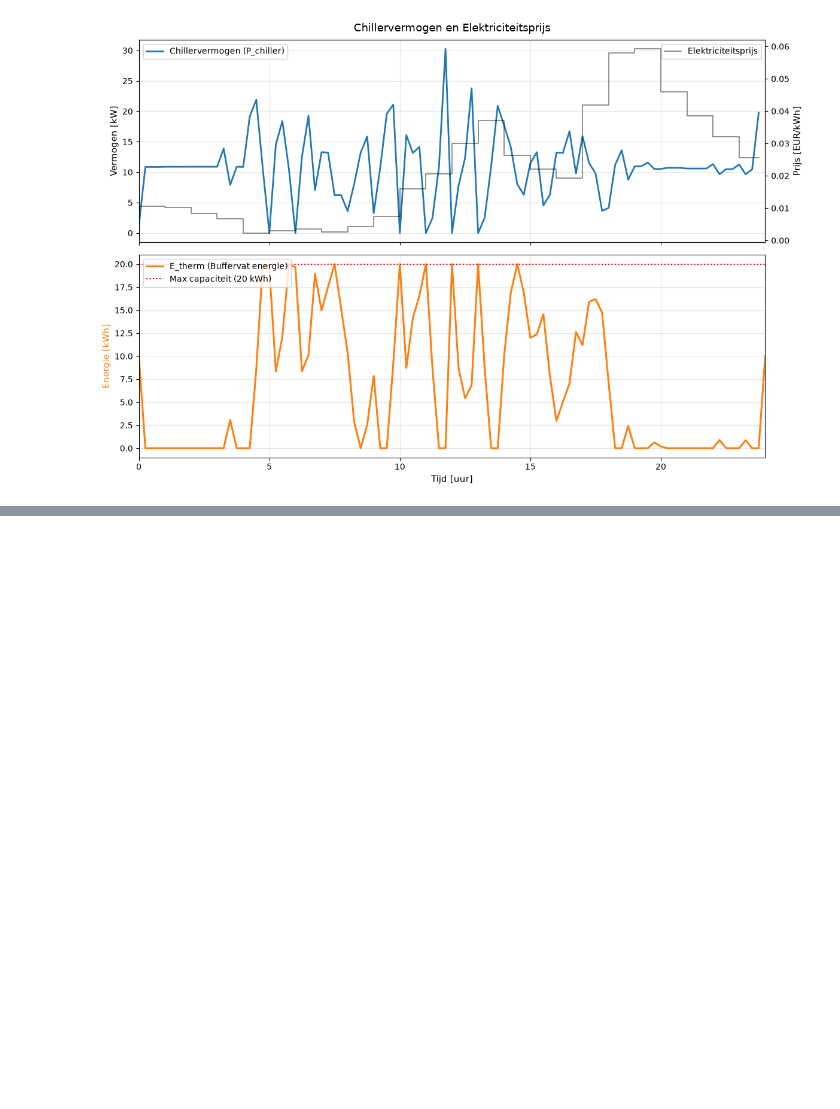
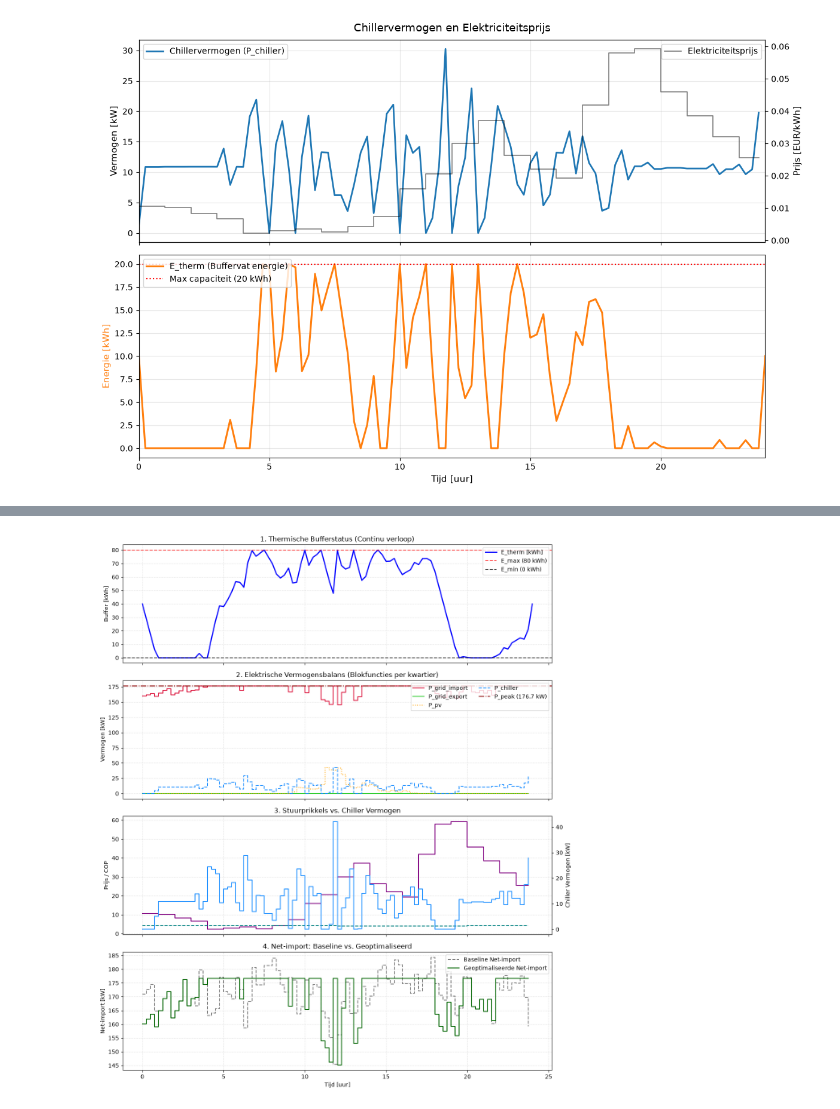
Before and after one commit to sem-aerts-05/Eindwerk, a Jupyter notebook: Eerste optimalisatie chiller_buffervat.ipynb, the cells around one changed output, grey strips where cells are left out. Cells and saved outputs as stored; diff of their text form; code cells hidden in the pictures; blank space fills up the shorter version.

```diff
--- a/Eerste optimalisatie chiller_buffervat.ipynb
+++ b/Eerste optimalisatie chiller_buffervat.ipynb
@@ -820,0 +1248,51 @@ plt.show()
+# %%
+# =============================================================================
+# VERBETERDE VISUALISATIE (Met stapsgewijze vermogens)
+# =============================================================================
+
+fig, axs = plt.subplots(4, 1, figsize=(12, 14), sharex=True)
+
+# 1. Thermische Buffer (Blijft een continue lijn)
+axs[0].plot(time_h_e, opt["E_therm"], label="E_therm [kWh]", color="blue", linewidth=2)
+axs[0].axhline(E_therm_max, color="red", linestyle="--", alpha=0.7, label=f"E_max ({E_therm_max:.0f} kWh)")
+axs[0].axhline(E_therm_min, color="black", linestyle="--", alpha=0.7, label=f"E_min ({E_therm_min:.0f} kWh)")
+axs[0].set_ylabel("Buffer [kWh]")
+axs[0].set_title("1. Thermische Bufferstatus (Continu verloop)")
+axs[0].grid(True, linestyle=":", alpha=0.6)
+axs[0].legend(loc="upper right")
+
+# 2. Elektrische vermogensbalans (Stapsgewijs per kwartier)
+P_peak_val = opt["capacity_cost"] / tariff_peak_daily
+axs[1].plot(time_h, opt["P_grid_import"], label="P_grid_import", color="crimson", drawstyle='steps-post')
+axs[1].plot(time_h, opt["P_grid_export"], label="P_grid_export", color="limegreen", drawstyle='steps-post')
+axs[1].plot(time_h, P_pv, label="P_pv", color="orange", linestyle=":", drawstyle='steps-post')
+axs[1].plot(time_h, opt["P_chiller"], label="P_chiller", color="dodgerblue", linestyle="--", drawstyle='steps-post')
+axs[1].axhline(P_peak_val, color="darkred", linestyle="-.", label=f"P_peak ({P_peak_val:.1f} kW)")
+axs[1].set_ylabel("Vermogen [kW]")
+axs[1].set_title("2. Elektrische Vermogensbalans (Blokfuncties per kwartier)")
+axs[1].grid(True, linestyle=":", alpha=0.6)
+axs[1].legend(loc="upper right", ncol=2)
+
+# 3. Stuurprikkels vs. Chiller
+ax3_twin = axs[2].twinx()
+line1 = axs[2].plot(time_h, price * 1000, label="Prijs [EUR/MWh]", color="purple", drawstyle='steps-post')
+line2 = axs[2].plot(time_h, COP_t, label="COP", color="teal", linestyle="--", drawstyle='steps-post')
+line3 = ax3_twin.plot(time_h, opt["P_chiller"], label="P_chiller [kW]", color="dodgerblue", drawstyle='steps-post')
+axs[2].set_ylabel("Prijs / COP")
+ax3_twin.set_ylabel("Chiller Vermogen [kW]")
+axs[2].set_title("3. Stuurprikkels vs. Chiller Vermogen")
+axs[2].grid(True, linestyle=":", alpha=0.6)
+
+# 4. Baseline vs. Geoptimaliseerd (Stapsgewijs)
+axs[3].plot(time_h, base["P_grid_import"], label="Baseline Net-import", color="gray", linestyle="--", drawstyle='steps-post')
+axs[3].plot(time_h, opt["P_grid_import"], label="Geoptimaliseerde Net-import", color="darkgreen", drawstyle='steps-post', linewidth=1.5)
+axs[3].set_ylabel("Net-import [kW]")
+axs[3].set_xlabel("Tijd [uur]")
+axs[3].set_title("4. Net-import: Baseline vs. Geoptimaliseerd")
+axs[3].grid(True, linestyle=":", alpha=0.6)
+axs[3].legend(loc="upper right")
+
+plt.tight_layout()
+plt.show()
+# %% [output]
+[figure, added]
```
Also changed, not shown: parts of 6 cells of this notebook, 2 other files.
